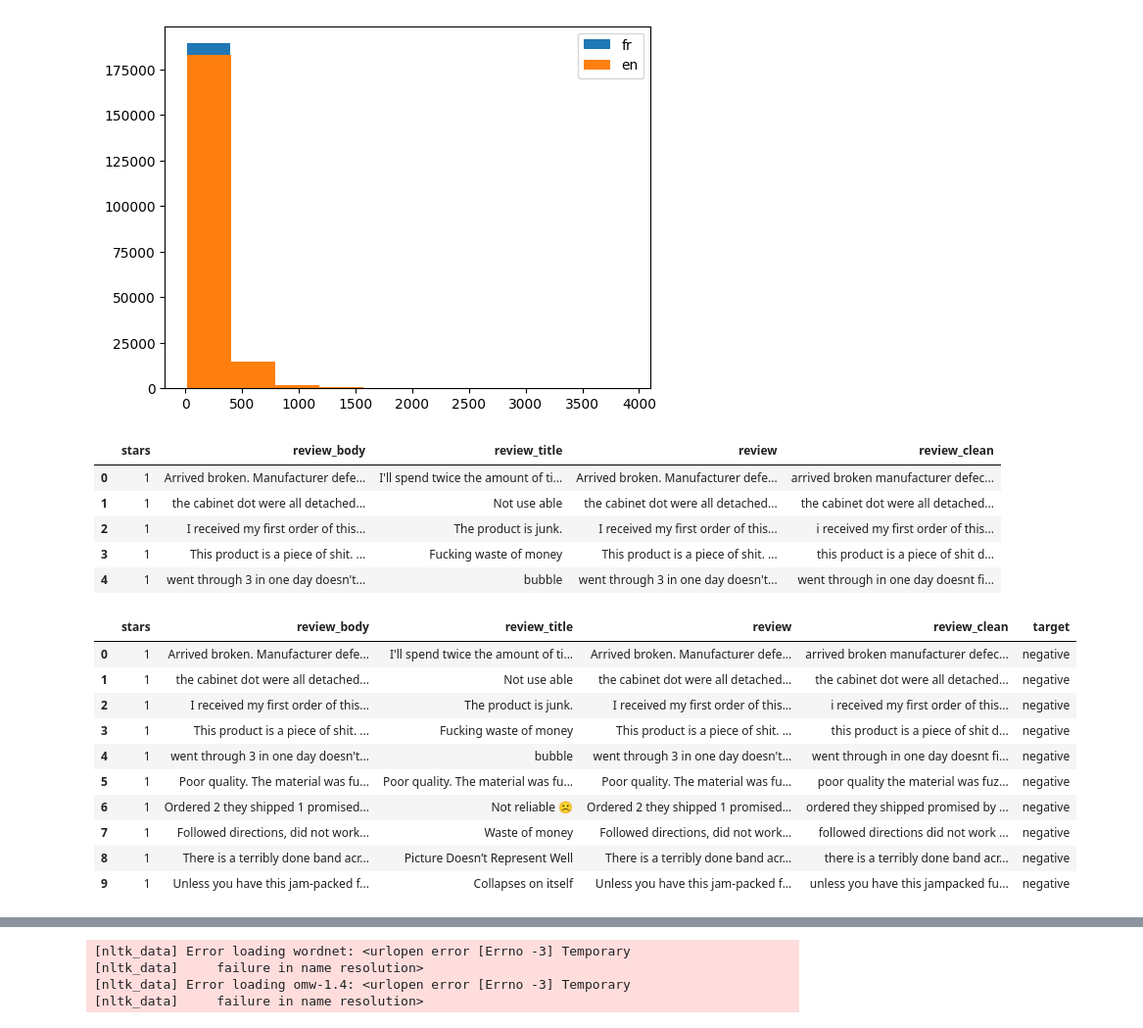
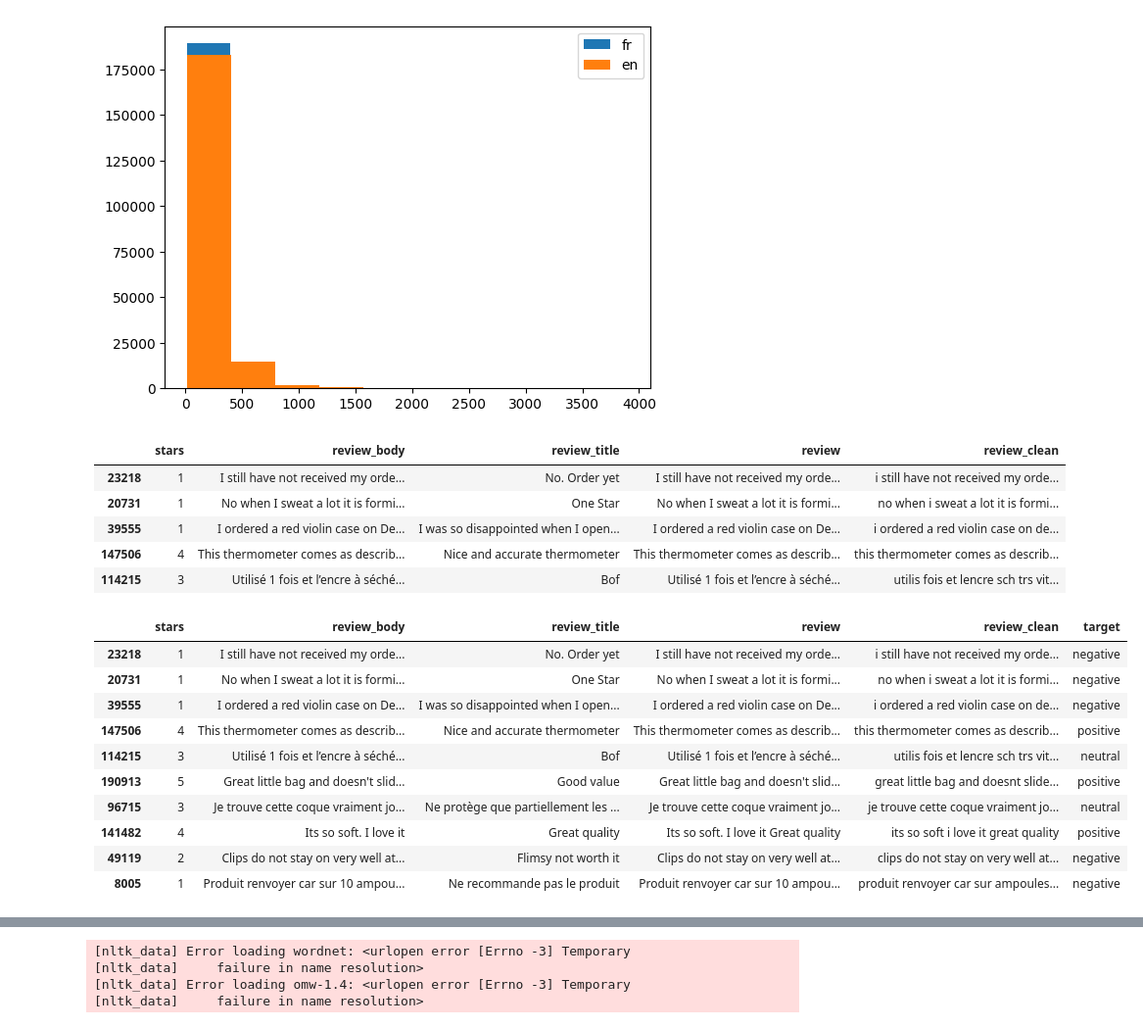
Before and after one commit to dona-eric/customer-satisfaction-analysis, a Jupyter notebook: Analyse/analyse_version1.ipynb, the cells around one changed output, grey strips where cells are left out. Shown at 98% size. Drawn from its saved outputs; the diff is of its cells as text; code cells hidden in the pictures.

Commit message:
adaption et ajout des test

```diff
--- a/Analyse/analyse_version1.ipynb
+++ b/Analyse/analyse_version1.ipynb
@@ -157,6 +157,8 @@ Name: review_body, Length: 200000, dtype: object
 # %%
 ### constitutions le jeu de données finales avec les colonnes pertinentes
 
-data = df[['stars', 'review_body', 'review_title']]
-data.describe()
+dff = df[['stars', 'review_body', 'review_title']]
+train = dff.sample(n=50000, random_state=42)
+test = dff.sample(n=50000, random_state=42)
+train.sample(5)
 # %% [output]
@@ -181,4 +175,4 @@ data.sample(5)
 # %%
-data['review'] = data['review_body'] + " " + data['review_title']
-data.shape, data.isnull().sum(), data.head(10)
+train['review'] = train['review_body'] + " " + train['review_title']
+train.shape, train.isnull().sum(), train.head(10)
 # %% [output]
@@ -242,40 +226,40 @@ def cleaning_text(text):
     text = re.sub('\w*\d\w*', '', text)
     return text
 
-data['review_clean'] = data['review'].apply(lambda y: cleaning_text(y))
-data.head()
+train['review_clean'] = train['review'].apply(lambda y: cleaning_text(y))
+train.head()
 # %% [output]
 |  | stars | review_body | review_title | review | review_clean |
-| 0 | 1 | Arrived broken. Manufacturer defe... | I'll spend twice the amount of ti... | Arrived broken. Manufacturer defe... | arrived broken manufacturer defec... |
-| 1 | 1 | the cabinet dot were all detached... | Not use able | the cabinet dot were all detached... | the cabinet dot were all detached... |
-| 2 | 1 | I received my first order of this... | The product is junk. | I received my first order of this... | i received my first order of this... |
-| 3 | 1 | This product is a piece of shit. ... | Fucking waste of money | This product is a piece of shit. ... | this product is a piece of shit d... |
-| 4 | 1 | went through 3 in one day doesn't... | bubble | went through 3 in one day doesn't... | went through in one day doesnt fi... |
+| 23218 | 1 | I still have not received my orde... | No. Order yet | I still have not received my orde... | i still have not received my orde... |
+| 20731 | 1 | No when I sweat a lot it is formi... | One Star | No when I sweat a lot it is formi... | no when i sweat a lot it is formi... |
+| 39555 | 1 | I ordered a red violin case on De... | I was so disappointed when I open... | I ordered a red violin case on De... | i ordered a red violin case on de... |
+| 147506 | 4 | This thermometer comes as describ... | Nice and accurate thermometer | This thermometer comes as describ... | this thermometer comes as describ... |
+| 114215 | 3 | Utilisé 1 fois et l’encre à séché... | Bof | Utilisé 1 fois et l’encre à séché... | utilis fois et lencre sch trs vit... |
 # %%
 ### identifying the sentiment of text
 
 def attribut_label(star):
 
     if star < 3:
         return "negative"
     elif star == 3:
         return "neutral"
     elif star >= 4:
         return "positive"
     else:
         return "unknown"
 
-data['target'] = data['stars'].apply(lambda z: attribut_label(z))
-data[:10]
+train['target'] = train['stars'].apply(lambda z: attribut_label(z))
+train[:10]
 # %% [output]
 |  | stars | review_body | review_title | review | review_clean | target |
-| 0 | 1 | Arrived broken. Manufacturer defe... | I'll spend twice the amount of ti... | Arrived broken. Manufacturer defe... | arrived broken manufacturer defec... | negative |
-| 1 | 1 | the cabinet dot were all detached... | Not use able | the cabinet dot were all detached... | the cabinet dot were all detached... | negative |
-| 2 | 1 | I received my first order of this... | The product is junk. | I received my first order of this... | i received my first order of this... | negative |
-| 3 | 1 | This product is a piece of shit. ... | Fucking waste of money | This product is a piece of shit. ... | this product is a piece of shit d... | negative |
-| 4 | 1 | went through 3 in one day doesn't... | bubble | went through 3 in one day doesn't... | went through in one day doesnt fi... | negative |
-| 5 | 1 | Poor quality. The material was fu... | Poor quality. The material was fu... | Poor quality. The material was fu... | poor quality the material was fuz... | negative |
-| 6 | 1 | Ordered 2 they shipped 1 promised... | Not reliable ☹️ | Ordered 2 they shipped 1 promised... | ordered they shipped promised by ... | negative |
-| 7 | 1 | Followed directions, did not work... | Waste of money | Followed directions, did not work... | followed directions did not work ... | negative |
-| 8 | 1 | There is a terribly done band acr... | Picture Doesn’t Represent Well | There is a terribly done band acr... | there is a terribly done band acr... | negative |
-| 9 | 1 | Unless you have this jam-packed f... | Collapses on itself | Unless you have this jam-packed f... | unless you have this jampacked fu... | negative |
+| 23218 | 1 | I still have not received my orde... | No. Order yet | I still have not received my orde... | i still have not received my orde... | negative |
+| 20731 | 1 | No when I sweat a lot it is formi... | One Star | No when I sweat a lot it is formi... | no when i sweat a lot it is formi... | negative |
+| 39555 | 1 | I ordered a red violin case on De... | I was so disappointed when I open... | I ordered a red violin case on De... | i ordered a red violin case on de... | negative |
+| 147506 | 4 | This thermometer comes as describ... | Nice and accurate thermometer | This thermometer comes as describ... | this thermometer comes as describ... | positive |
+| 114215 | 3 | Utilisé 1 fois et l’encre à séché... | Bof | Utilisé 1 fois et l’encre à séché... | utilis fois et lencre sch trs vit... | neutral |
+| 190913 | 5 | Great little bag and doesn't slid... | Good value | Great little bag and doesn't slid... | great little bag and doesnt slide... | positive |
+| 96715 | 3 | Je trouve cette coque vraiment jo... | Ne protège que partiellement les ... | Je trouve cette coque vraiment jo... | je trouve cette coque vraiment jo... | neutral |
+| 141482 | 4 | Its so soft. I love it | Great quality | Its so soft. I love it Great quality | its so soft i love it great quality | positive |
+| 49119 | 2 | Clips do not stay on very well at... | Flimsy not worth it | Clips do not stay on very well at... | clips do not stay on very well at... | negative |
+| 8005 | 1 | Produit renvoyer car sur 10 ampou... | Ne recommande pas le produit | Produit renvoyer car sur 10 ampou... | produit renvoyer car sur ampoules... | negative |
```
Also changed, not shown: parts of 19 cells of this notebook, 15 other files.
